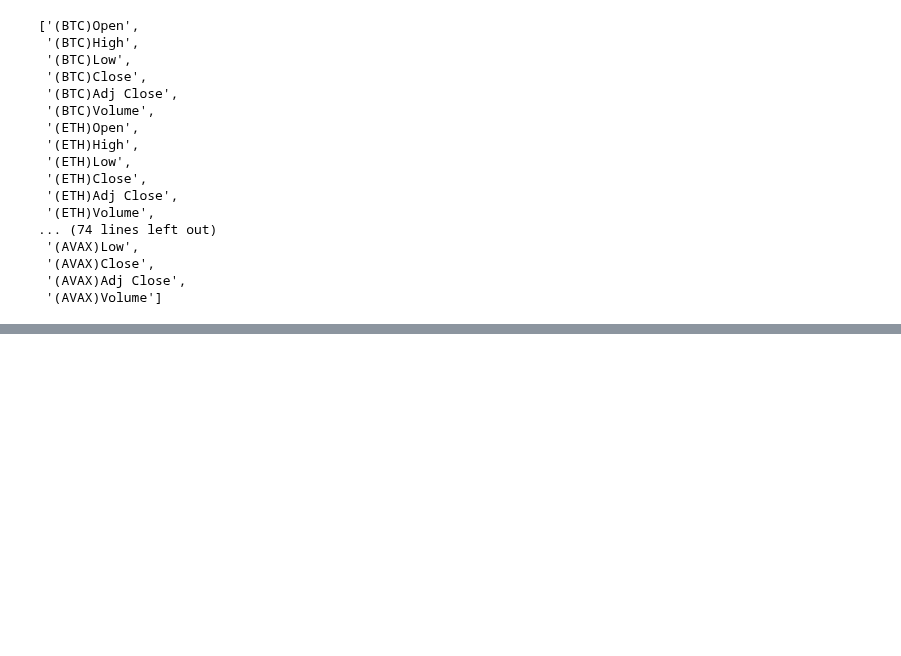
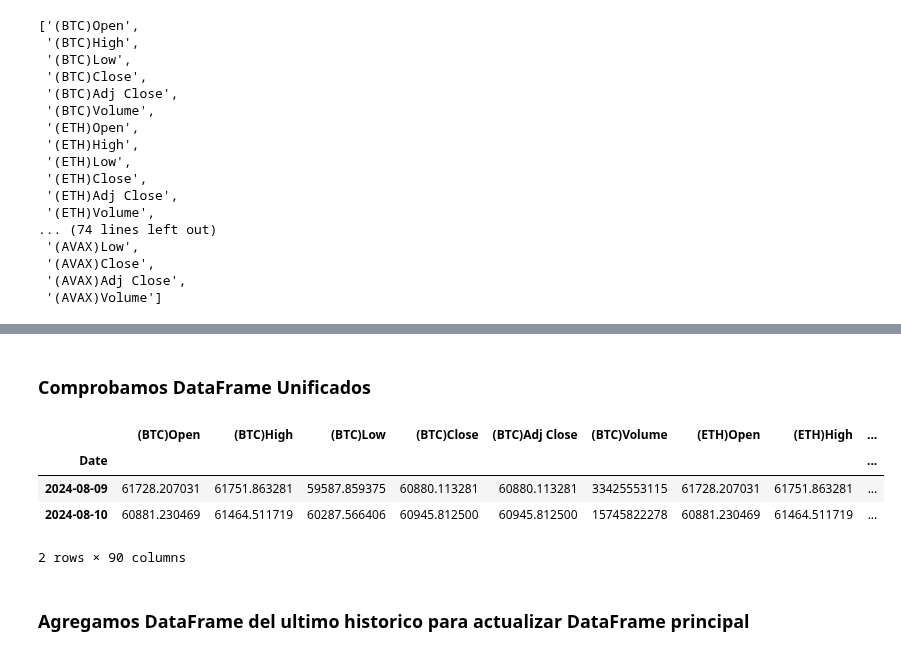
Before and after one commit to CODING-racer/criptobot, a Jupyter notebook: vengance.ipynb, the cells around one changed output, grey strips where cells are left out. Drawn from its saved outputs; the diff is of its cells as text; code cells hidden in the pictures; blank space fills up the shorter version.

```diff
--- a/vengance.ipynb
+++ b/vengance.ipynb
@@ -244,0 +336,20 @@ all_columns_list
+# %%
+TKOF_0.loc[:,['(USDT)Open','(USDT)High','(USDT)Low','(USDT)Close','(USDT)Adj Close','(USDT)Volume']] = USDT_RN.loc[:,['(USDT)Open','(USDT)High','(USDT)Low','(USDT)Close','(USDT)Adj Close','(USDT)Volume']]
+# %%
+TKOF_0.loc[:,['(UNI)Open','(UNI)High','(UNI)Low','(UNI)Close','(UNI)Adj Close','(UNI)Volume']] = UNI_RN.loc[:,['(UNI)Open','(UNI)High','(UNI)Low','(UNI)Close','(UNI)Adj Close','(UNI)Volume']]
+# %%
+TKOF_0.loc[:,['(LINK)Open','(LINK)High','(LINK)Low','(LINK)Close','(LINK)Adj Close','(LINK)Volume']] = LINK_RN.loc[:,['(LINK)Open','(LINK)High','(LINK)Low','(LINK)Close','(LINK)Adj Close','(LINK)Volume']]
+# %%
+TKOF_0.loc[:,['(AVAX)Open','(AVAX)High','(AVAX)Low','(AVAX)Close','(AVAX)Adj Close','(AVAX)Volume']] = AVAX_RN.loc[:,['(AVAX)Open','(AVAX)High','(AVAX)Low','(AVAX)Close','(AVAX)Adj Close','(AVAX)Volume']]
+# %% [markdown]
+### Comprobamos DataFrame Unificados
+# %%
+TKOF_0
+# %% [output]
+|  | (BTC)Open | (BTC)High | (BTC)Low | (BTC)Close | (BTC)Adj Close | (BTC)Volume | (ETH)Open | (ETH)High | ... |
+| Date |  |  |  |  |  |  |  |  | ... |
+| 2024-08-09 | 61728.207031 | 61751.863281 | 59587.859375 | 60880.113281 | 60880.113281 | 33425553115 | 61728.207031 | 61751.863281 | ... |
+| 2024-08-10 | 60881.230469 | 61464.511719 | 60287.566406 | 60945.812500 | 60945.812500 | 15745822278 | 60881.230469 | 61464.511719 | ... |
+2 rows × 90 columns
+# %% [markdown]
+### Agregamos DataFrame del ultimo historico para actualizar DataFrame principal
```
Also changed, not shown: parts of 79 cells of this notebook.
